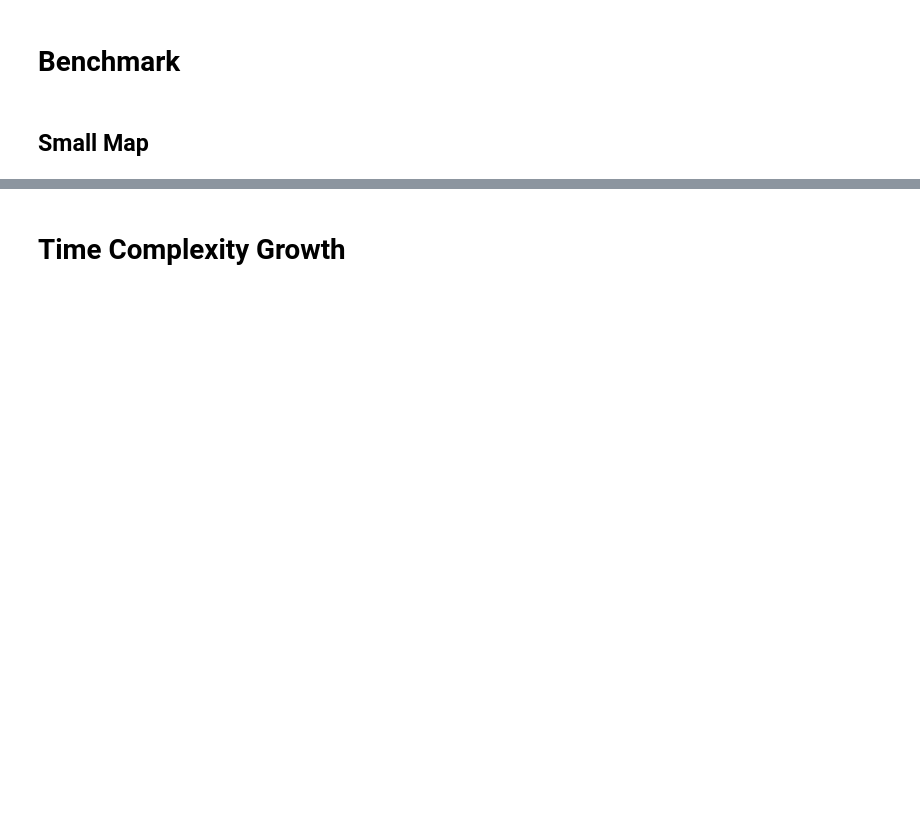
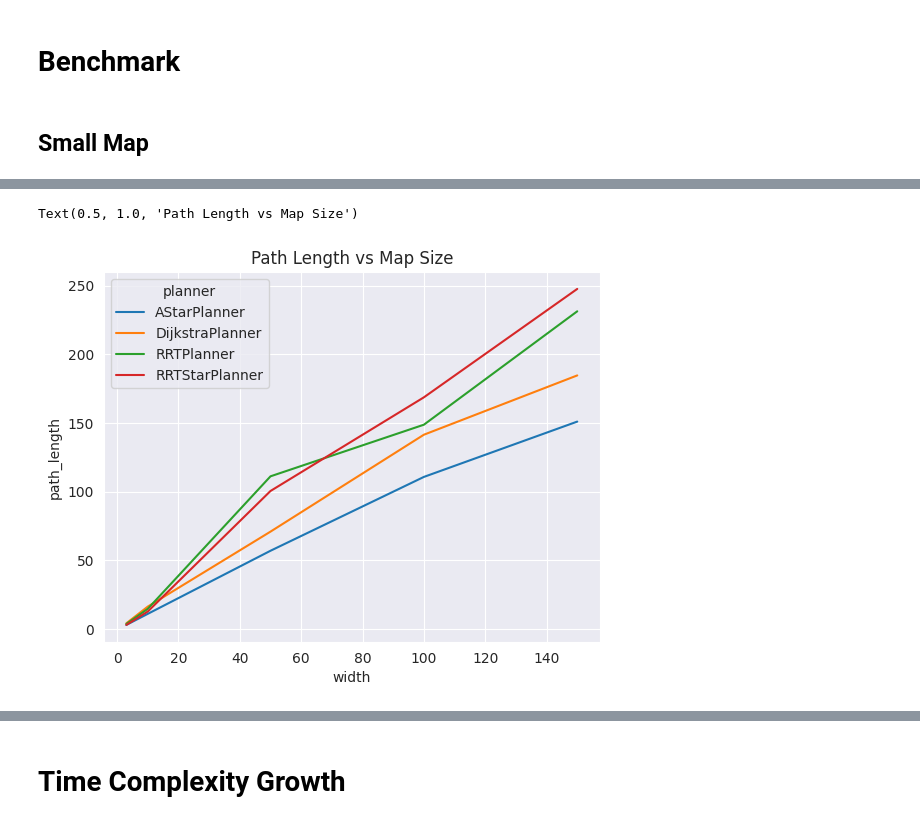
Before and after one commit to HuakunShen/3D-Planning-Algorithm-Visualization, a Jupyter notebook: main.ipynb, the cells around one changed output, grey strips where cells are left out. Saved outputs shown, nothing was run; the diff lists cells and outputs as text; code cells hidden in the pictures; blank space fills up the shorter version.

```diff
--- a/main.ipynb
+++ b/main.ipynb
@@ -67,0 +71,7 @@ m_df
+# %%
+no_dfs = merged_agg_df[merged_agg_df['planner'] != 'DFSPlanner']
+sns.lineplot(data=no_dfs, x='width', y='path_length', hue='planner')
+plt.title("Path Length vs Map Size")
+# %% [output]
+Text(0.5, 1.0, 'Path Length vs Map Size')
+[figure, added]
```
Also changed, not shown: parts of 27 cells of this notebook, 28 other files.
